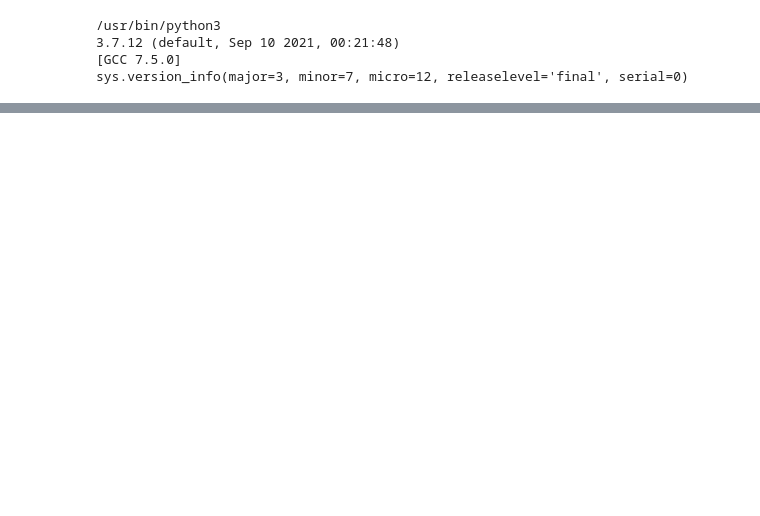
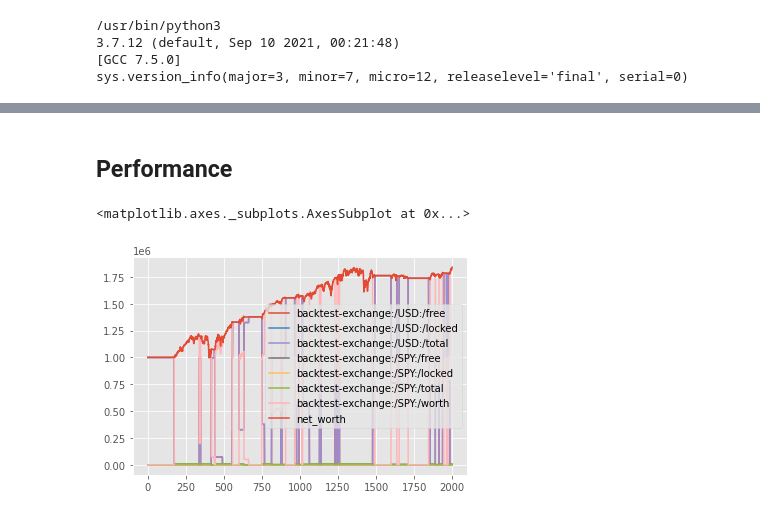
Before and after one commit to letianzj/QuantResearch, a Jupyter notebook: ml/reinforcement_trader.ipynb, the cells around one changed output, grey strips where cells are left out. Saved outputs shown, nothing was run; the diff lists cells and outputs as text; code cells hidden in the pictures; blank space fills up the shorter version.

```diff
--- a/ml/reinforcement_trader.ipynb
+++ b/ml/reinforcement_trader.ipynb
@@ -674,0 +64,16 @@ WARNING:root:IMAGEIO FFMPEG_WRITER WARNING: input image is not divisible by macr
+# %%
+symbol = 'SPY'
+start_date = datetime(2010, 1, 1)
+end_date = datetime(2021, 6, 3)
+
+df = yf.download(symbol, start=start_date, end=end_date)
+df.sort_index(ascending=True, inplace=True)
+df = df[start_date:end_date]
+df['Open'] = df['Adj Close'] / df['Close'] * df['Open']
+df['High'] = df['Adj Close'] / df['Close'] * df['High']
+df['Low'] = df['Adj Close'] / df['Close'] * df['Low']
+df['Volume'] = df['Adj Close'] / df['Close'] * df['Volume']
+df['Close'] = df['Adj Close']
+df = df[['Open', 'High', 'Low', 'Close', 'Volume']]
+ta.add_all_ta_features(df, 'Open', 'High', 'Low', 'Close', 'Volume', fillna=True)
+df.columns = [symbol + ":" + name.lower() for name in df.columns]
@@ -674,0 +94,6 @@ WARNING:root:IMAGEIO FFMPEG_WRITER WARNING: input image is not divisible by macr
+# %%
+exchange_name = "backtest-exchange"
+exchange_options = ExchangeOptions(commission = 0.003, min_trade_size=1e-6)
+exchange = Exchange(exchange_name, service=execute_order, options=exchange_options)(
+    Stream.source(df[f'{symbol}:close'].tolist(), dtype="float").rename(f"USD-{symbol}")
+)
@@ -674,0 +127,6 @@ WARNING:root:IMAGEIO FFMPEG_WRITER WARNING: input image is not divisible by macr
+# %%
+SPY = Instrument(symbol, 1, symbol)
+portfolio = Portfolio(USD, [
+    Wallet(exchange, 1_000_000 * USD),
+    Wallet(exchange, 0 * SPY),
+])
@@ -674,0 +208,9 @@ WARNING:root:IMAGEIO FFMPEG_WRITER WARNING: input image is not divisible by macr
+# %% [markdown]
+## Performance
+# %%
+performance = pd.DataFrame.from_dict(portfolio.performance, orient='index')
+# %%
+performance.plot()
+# %% [output]
+<matplotlib.axes._subplots.AxesSubplot at 0x...>
+[figure, added]
```
Also changed, not shown: parts of 102 cells of this notebook.
